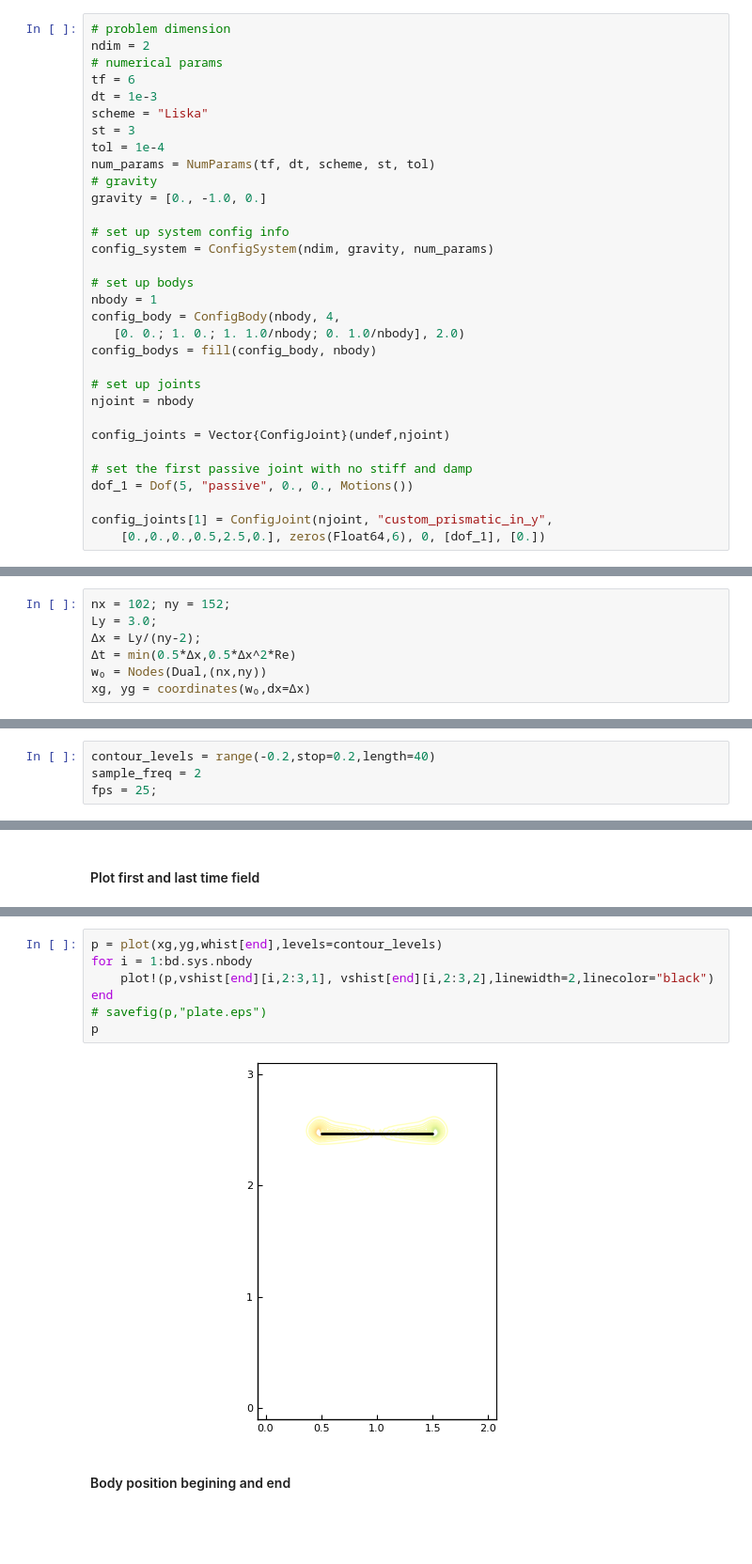
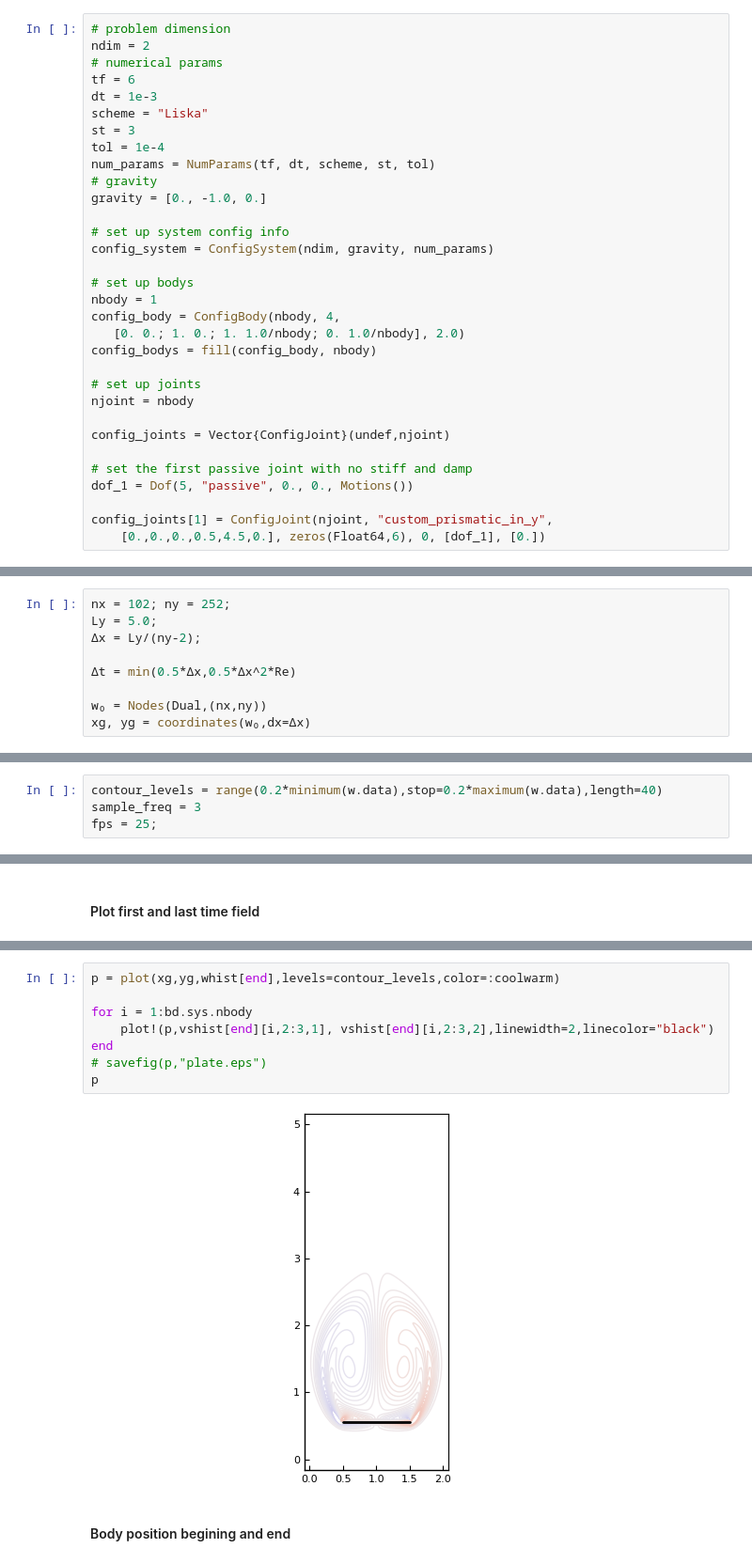
Before and after one commit to ruizhi92/FSI.jl, a Jupyter notebook: examples/TimeMarching-FallingPlate.ipynb, the cells around one changed output, grey strips where cells are left out. Shown at 94% size. Cells and saved outputs as stored; diff of their text form; blank space fills up the shorter version.

```diff
--- a/examples/TimeMarching-FallingPlate.ipynb
+++ b/examples/TimeMarching-FallingPlate.ipynb
@@ -51,6 +56,6 @@ config_joints = Vector{ConfigJoint}(undef,njoint)
 dof_1 = Dof(5, "passive", 0., 0., Motions())
 
 config_joints[1] = ConfigJoint(njoint, "custom_prismatic_in_y",
-    [0.,0.,0.,0.5,2.5,0.], zeros(Float64,6), 0, [dof_1], [0.])
+    [0.,0.,0.,0.5,4.5,0.], zeros(Float64,6), 0, [dof_1], [0.])
 # %% [output]
  joint type = custom_prismatic_in_y
@@ -105,10 +110,12 @@ U∞ = (0.0, U)
 # %% [markdown]
 #### Set the domain grid
 # %%
-nx = 102; ny = 152;
-Ly = 3.0;
+nx = 102; ny = 252;
+Ly = 5.0;
 Δx = Ly/(ny-2);
+
 Δt = min(0.5*Δx,0.5*Δx^2*Re)
+
 w₀ = Nodes(Dual,(nx,ny))
 xg, yg = coordinates(w₀,dx=Δx)
 # %% [output]
@@ -217,8 +224,8 @@ next time unit is 0.3
 # %% [markdown]
 #### Set contour levels and fps
 # %%
-contour_levels = range(-0.2,stop=0.2,length=40)
-sample_freq = 2
+contour_levels = range(0.2*minimum(w.data),stop=0.2*maximum(w.data),length=40)
+sample_freq = 3
 fps = 25;
 # %% [markdown]
 #### Get body verts history
@@ -242,12 +249,13 @@ p
 # %%
-p = plot(xg,yg,whist[end],levels=contour_levels)
+p = plot(xg,yg,whist[end],levels=contour_levels,color=:coolwarm)
+
 for i = 1:bd.sys.nbody
     plot!(p,vshist[end][i,2:3,1], vshist[end][i,2:3,2],linewidth=2,linecolor="black")
 end
 # savefig(p,"plate.eps")
 p
 # %% [output]
-[figure, old version]
+[figure, new version]
 # %% [markdown]
 #### Body position begining and end
 # %%
```
Also changed, not shown: parts of 16 cells of this notebook, 3 other files.
